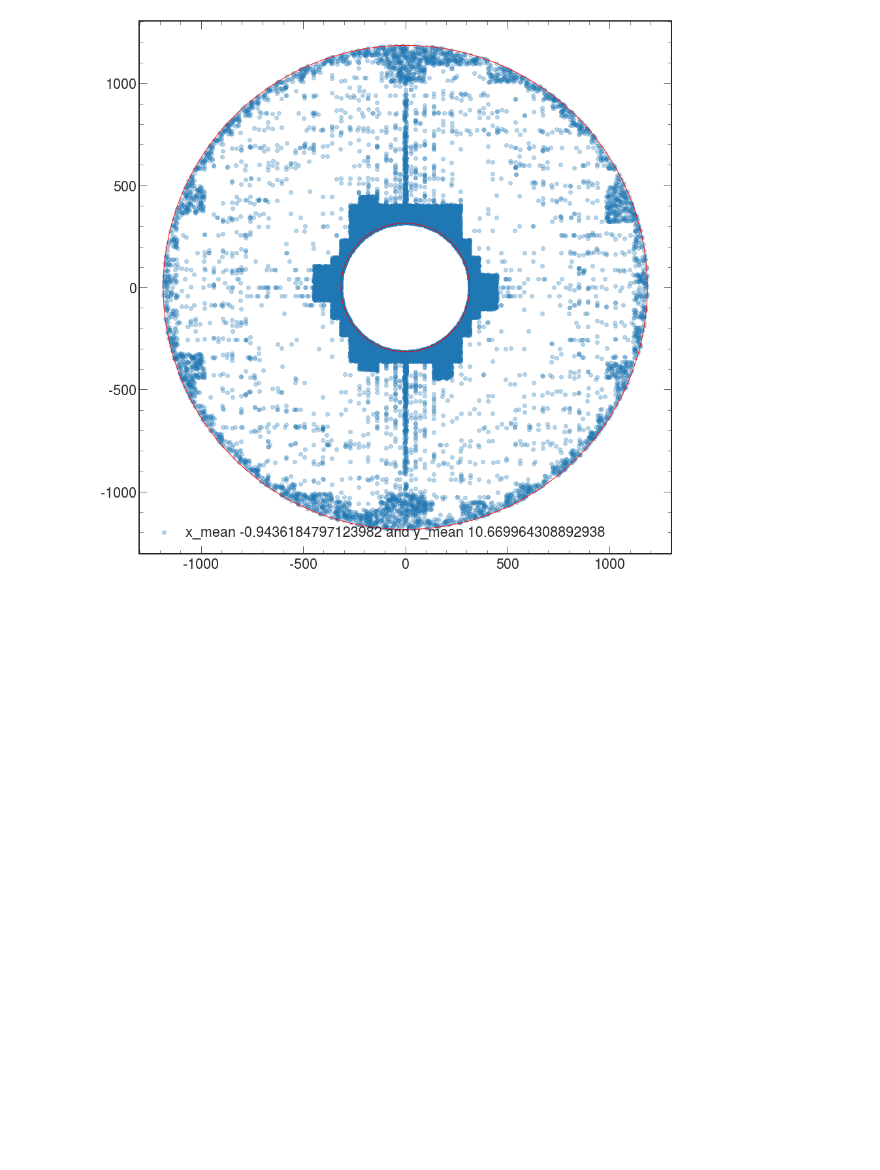
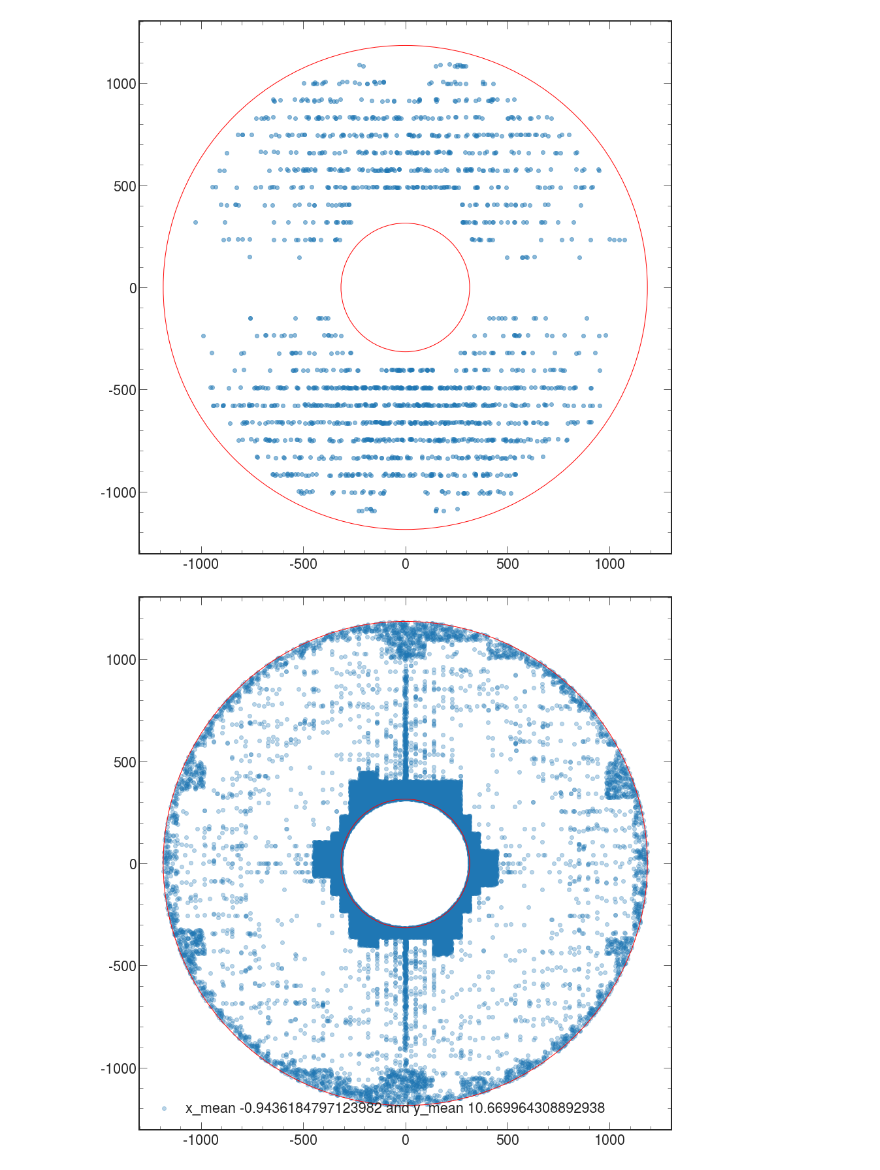
Before and after one commit to yashmehra028/ETL-Copy, a Jupyter notebook: modifications.ipynb, the cells around one changed output. Cells and saved outputs as stored; diff of their text form; code cells hidden in the pictures; blank space fills up the shorter version.

```diff
--- a/modifications.ipynb
+++ b/modifications.ipynb
@@ -368,3 +401,35 @@ name = 'nHits_6_filtered'
+# %%
+filtered_dict_face = dict(filter(lambda x: len(x[1]) == 3, face_dict.items()))
+filtered_dict_traject = dict(filter(lambda x: len(x[1]) == 3, traject_dict.items()))
+
+# f = open('face_three_hits.txt', 'w')
+# for i in filtered_dict_face.keys():
+#     value = ''
+#     for j in range(len(filtered_dict_face[i])):
+#         value += filtered_dict_face[i][j] + "  " + str(filtered_dict_traject[i][j]) + "  "
+#     f.write(value + '\n')
+
+# f.close()
+# %%
+
+inner = plt.Circle((0, 0), 315,fill=None, edgecolor='r')
+outer = plt.Circle((0, 0), 1185,fill=None, edgecolor='r')
+
+plt.rcParams['figure.figsize'] = [15, 15]
+
+plt.gca().add_patch(inner)
+plt.gca().add_patch(outer)
+
+x,y = [key.x for key in filtered_dict_traject], [key.y for key in filtered_dict_traject]
+
+plt.scatter(x,y,alpha=0.5)
+
+
+plt.axis('scaled')
+# plt.savefig('zero hits original filtered.png')
+plt.show()
+# %% [output]
+[figure, added]
 # %%
 inner = plt.Circle((0, 0), 315,fill=None, edgecolor='r')
 outer = plt.Circle((0, 0), 1185,fill=None, edgecolor='r')
```
Also changed, not shown: parts of 4 cells of this notebook, 25 other files.
